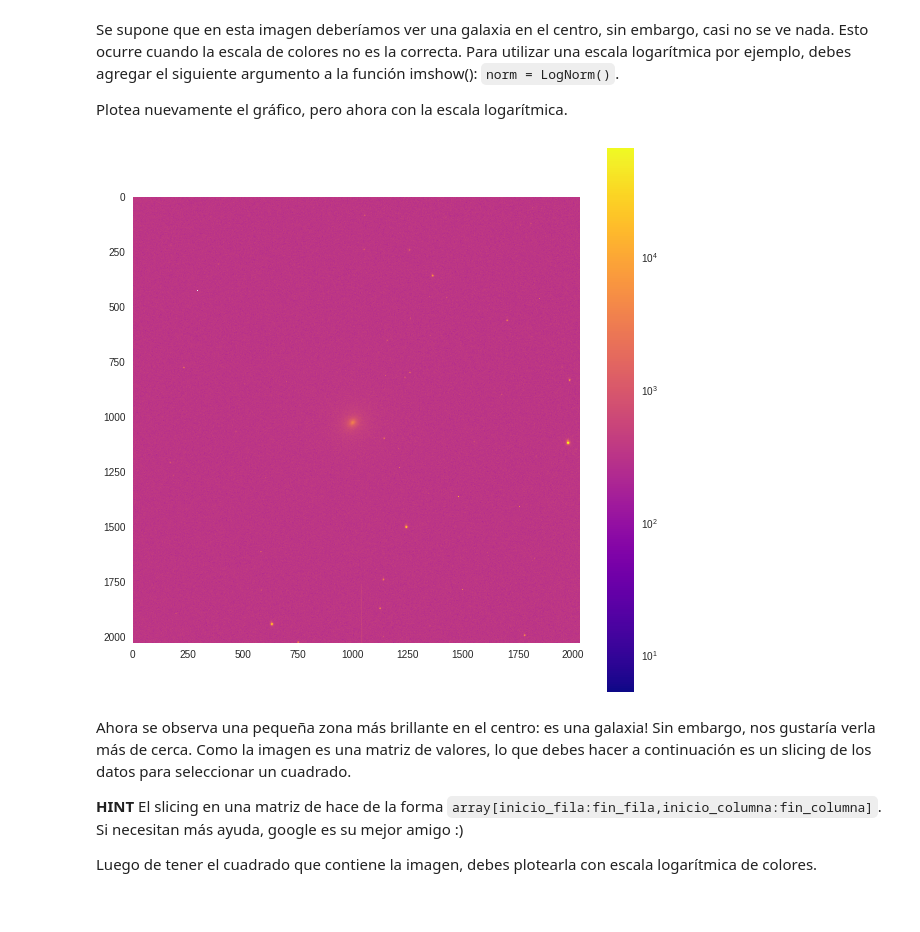
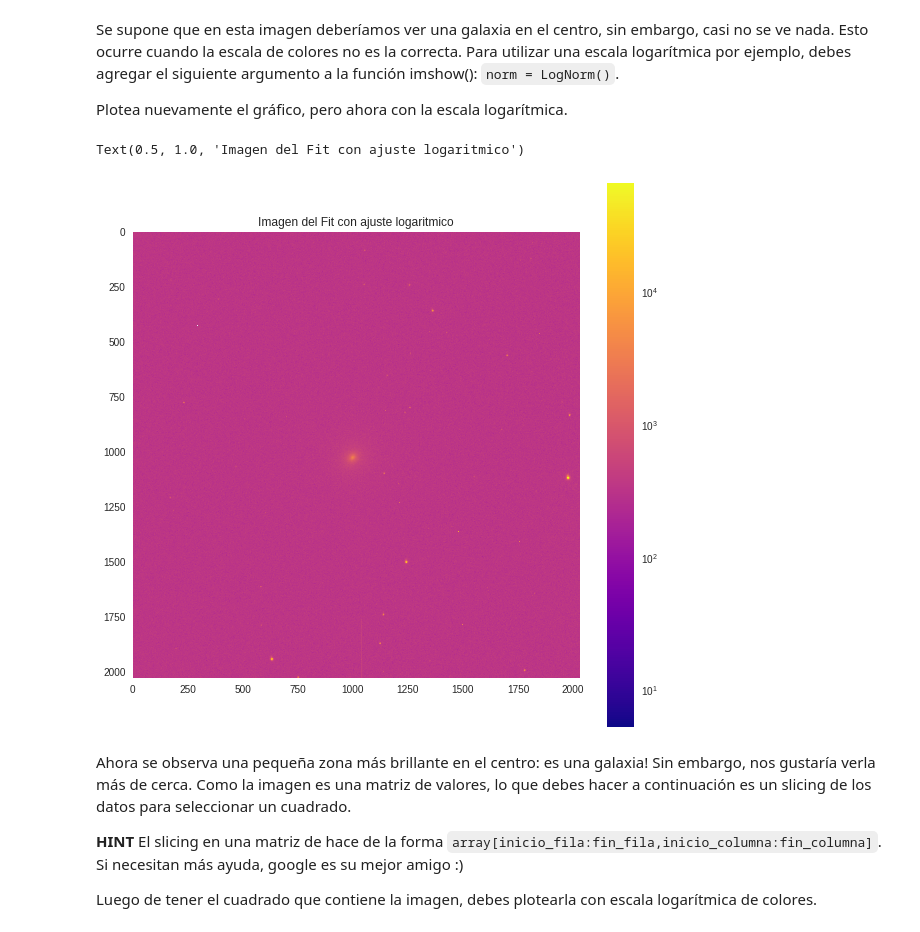
Before and after one commit to scarlett-plaza/minitarea3, a Jupyter notebook: minitarea3.ipynb, the cells around one changed output. Drawn from its saved outputs; the diff is of its cells as text; code cells hidden in the pictures.

```diff
--- a/minitarea3.ipynb
+++ b/minitarea3.ipynb
@@ -132,11 +133,13 @@ Plotea nuevamente el gráfico, pero ahora con la escala logarítmica.
 # %%
 # Plot acá
 plt.figure(figsize=(10,10))
 plt.imshow(imagen,norm = LogNorm(), cmap='plasma') #grey, inferno, etc
 plt.colorbar()
 plt.grid(b=None)
+plt.title("Imagen del Fit con ajuste logaritmico")
 # %% [output]
+Text(0.5, 1.0, 'Imagen del Fit con ajuste logaritmico')
-[figure, old version]
+[figure, new version]
 # %% [markdown]
 Ahora se observa una pequeña zona más brillante en el centro: es una galaxia! Sin embargo, nos gustaría verla más de cerca. Como la imagen es una matriz de valores, lo que debes hacer a continuación es un slicing de los datos para seleccionar un cuadrado.
 
```
Also changed, not shown: parts of 2 cells of this notebook.
